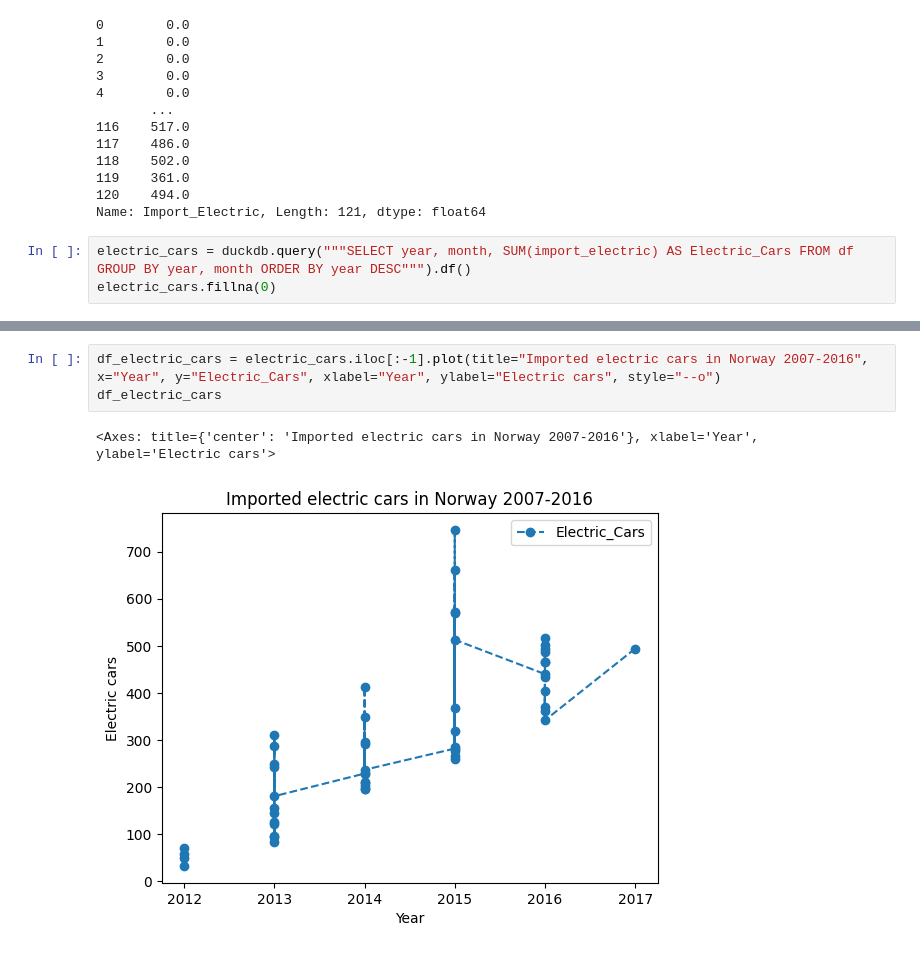
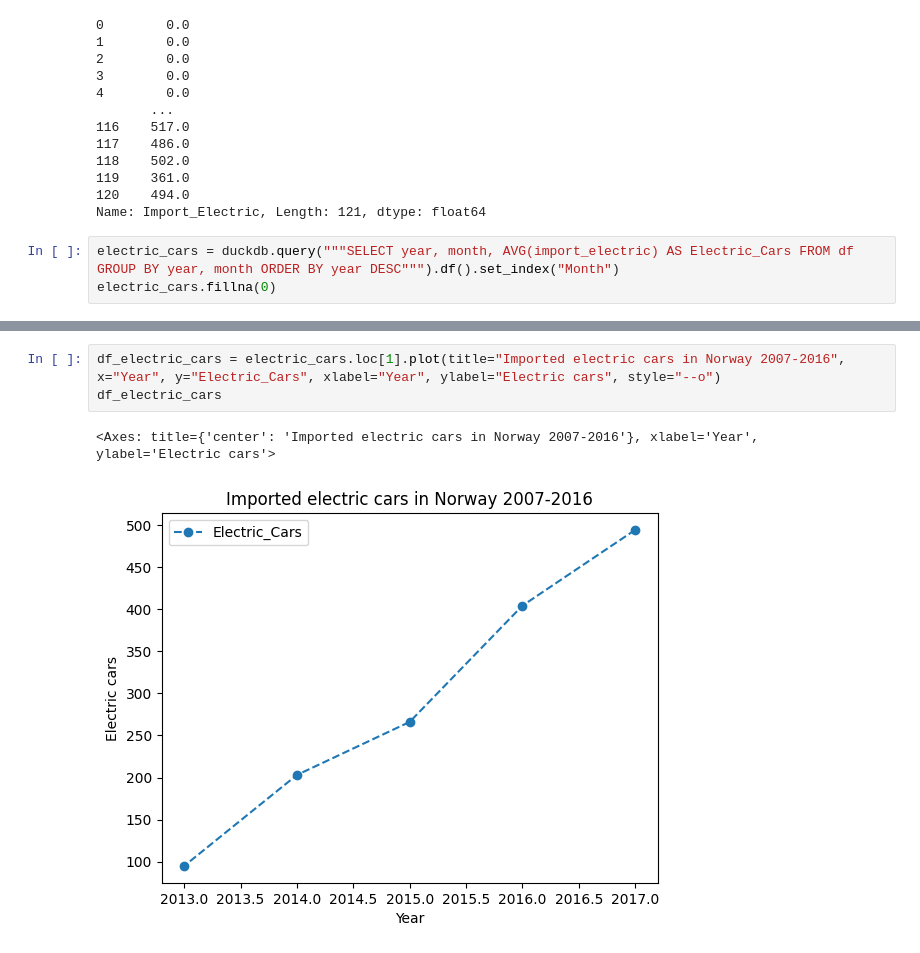
Before and after one commit to AndresTrujillo1811-bit/data_visualization_andres_trujillo_de24, a Jupyter notebook: exercise0/exercise0.ipynb, the cells around one changed output, grey strips where cells are left out. Drawn from its saved outputs; the diff is of its cells as text.

```diff
--- a/exercises/exercise0.ipynb
+++ b/exercise0/exercise0.ipynb
@@ -517,6 +494,6 @@ df["Import_Electric"].fillna(0)
 120    494.0
 Name: Import_Electric, Length: 121, dtype: float64
 # %%
-electric_cars = duckdb.query("""SELECT year, month, SUM(import_electric) AS Electric_Cars FROM df GROUP BY year, month ORDER BY year DESC""").df()
+electric_cars = duckdb.query("""SELECT year, month, AVG(import_electric) AS Electric_Cars FROM df GROUP BY year, month ORDER BY year DESC""").df().set_index("Month")
 electric_cars.fillna(0)
 # %% [output]
@@ -546,6 +514,6 @@ electric_cars.iloc[1:9].plot()
 # %%
-df_electric_cars = electric_cars.iloc[:-1].plot(title="Imported electric cars in Norway 2007-2016", x="Year", y="Electric_Cars", xlabel="Year", ylabel="Electric cars", style="--o")
+df_electric_cars = electric_cars.loc[1].plot(title="Imported electric cars in Norway 2007-2016", x="Year", y="Electric_Cars", xlabel="Year", ylabel="Electric cars", style="--o")
 df_electric_cars
 # %% [output]
 <Axes: title={'center': 'Imported electric cars in Norway 2007-2016'}, xlabel='Year', ylabel='Electric cars'>
-[figure, old version]
+[figure, new version]
```
Also changed, not shown: parts of 13 cells of this notebook, 13 other files.
